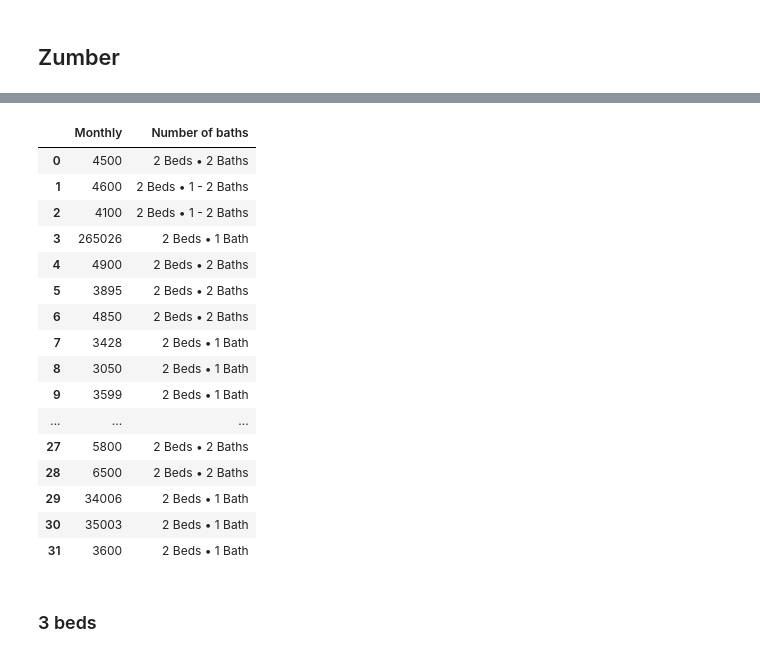
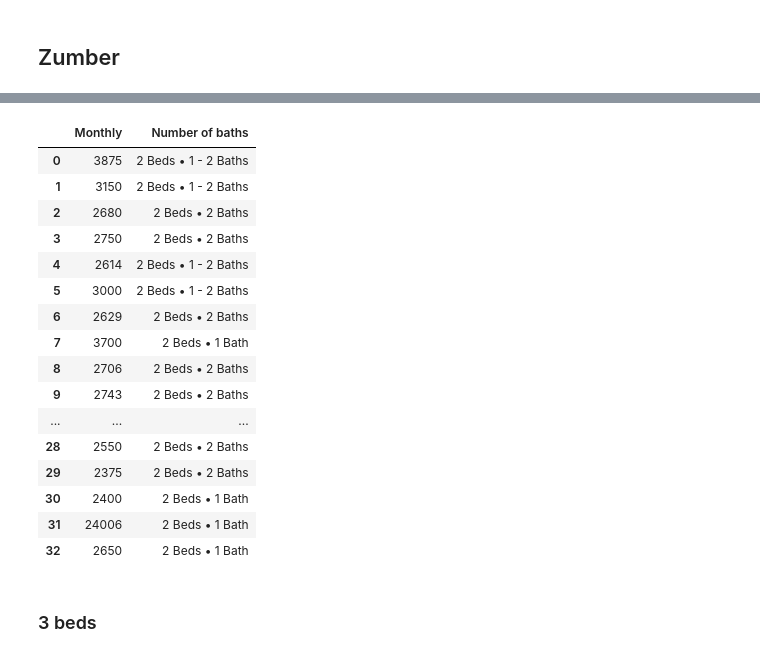
Before and after one commit to JamesKha/CodeChallenge, a Jupyter notebook: DataPrep.ipynb, the cells around one changed output, grey strips where cells are left out. Drawn from its saved outputs; the diff is of its cells as text; code cells hidden in the pictures.

```diff
--- a/DataPrep.ipynb
+++ b/DataPrep.ipynb
@@ -91,22 +74,26 @@ dfTwoBed['Monthly'] = dfTwoBed['Monthly'].str.replace('\D+', '')
-# %%
-dfTwoBed
-# %% [output]
-|  | Monthly | Number of baths |
-| 0 | 4500 | 2 Beds • 2 Baths |
-| 1 | 4600 | 2 Beds • 1 - 2 Baths |
-| 2 | 4100 | 2 Beds • 1 - 2 Baths |
-| 3 | 265026 | 2 Beds • 1 Bath |
-| 4 | 4900 | 2 Beds • 2 Baths |
-| 5 | 3895 | 2 Beds • 2 Baths |
-| 6 | 4850 | 2 Beds • 2 Baths |
-| 7 | 3428 | 2 Beds • 1 Bath |
-| 8 | 3050 | 2 Beds • 1 Bath |
-| 9 | 3599 | 2 Beds • 1 Bath |
-| ... | ... | ... |
-| 27 | 5800 | 2 Beds • 2 Baths |
-| 28 | 6500 | 2 Beds • 2 Baths |
-| 29 | 34006 | 2 Beds • 1 Bath |
-| 30 | 35003 | 2 Beds • 1 Bath |
-| 31 | 3600 | 2 Beds • 1 Bath |
+# %%
+URL3 = "https://www.zumper.com/apartments-for-rent/vancouver-bc/west-end/2-beds"
+requestURL3 = requests.get(URL3)
+content3 = requestURL3.content
+# %%
+Zumber(content3)
+# %% [output]
+|  | Monthly | Number of baths |
+| 0 | 3875 | 2 Beds • 1 - 2 Baths |
+| 1 | 3150 | 2 Beds • 1 - 2 Baths |
+| 2 | 2680 | 2 Beds • 2 Baths |
+| 3 | 2750 | 2 Beds • 2 Baths |
+| 4 | 2614 | 2 Beds • 1 - 2 Baths |
+| 5 | 3000 | 2 Beds • 1 - 2 Baths |
+| 6 | 2629 | 2 Beds • 2 Baths |
+| 7 | 3700 | 2 Beds • 1 Bath |
+| 8 | 2706 | 2 Beds • 2 Baths |
+| 9 | 2743 | 2 Beds • 2 Baths |
+| ... | ... | ... |
+| 28 | 2550 | 2 Beds • 2 Baths |
+| 29 | 2375 | 2 Beds • 2 Baths |
+| 30 | 2400 | 2 Beds • 1 Bath |
+| 31 | 24006 | 2 Beds • 1 Bath |
+| 32 | 2650 | 2 Beds • 1 Bath |
 # %% [markdown]
 ### 3 beds
```
Also changed, not shown: parts of 45 cells of this notebook.
